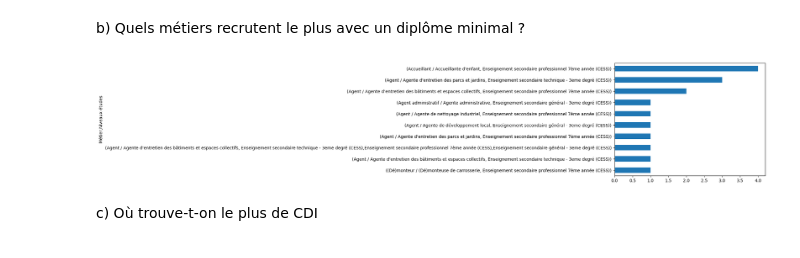
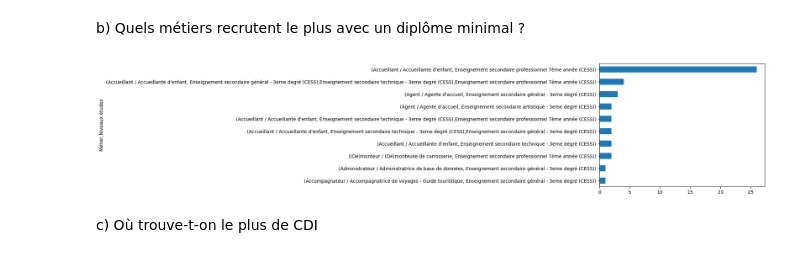
Before and after one commit to h011010/analyse-des-offres_d_emploi_forem, a Jupyter notebook: analyse_des_offres_d_emploi_forem.ipynb, the cells around one changed output. Saved outputs shown, nothing was run; the diff lists cells and outputs as text; code cells hidden in the pictures.

```diff
--- a/analyse_des_offres_d_emploi_forem.ipynb
+++ b/analyse_des_offres_d_emploi_forem.ipynb
@@ -170,3 +170,7 @@ mp.show()
 [figure]
 # %% [markdown]
 b) Quelle est l'importance des langues dans le marché de l'emploi belge ?
+# %%
+df.dropna(subset=["Langues"], inplace=True)
+def sep (l)
+  return
@@ -264,12 +263,13 @@ For example, when doing 'df[col].method(value, inplace=True)', try using 'df.met
 b) Quels métiers recrutent le plus avec un diplôme minimal ?
 # %%
 index=[]
-index = df[df["Niveaux études"].str.contains("(CESS)", case=False, na=False)].index
+df.dropna(subset="Niveaux études", inplace=True)
+index = df[df["Niveaux études"].str.contains("(CESS)")].index
 d_diplome=df.loc[index]
 d_diplome.groupby("Métier")["Niveaux études"].value_counts().head(10).sort_values(ascending=True).plot.barh()
 mp.show()
 # %% [output]
-[figure, old version]
+[figure, new version]
 # %% [markdown]
 c) Où trouve-t-on le plus de CDI
 # %%
```
Also changed, not shown: parts of 4 cells of this notebook.
